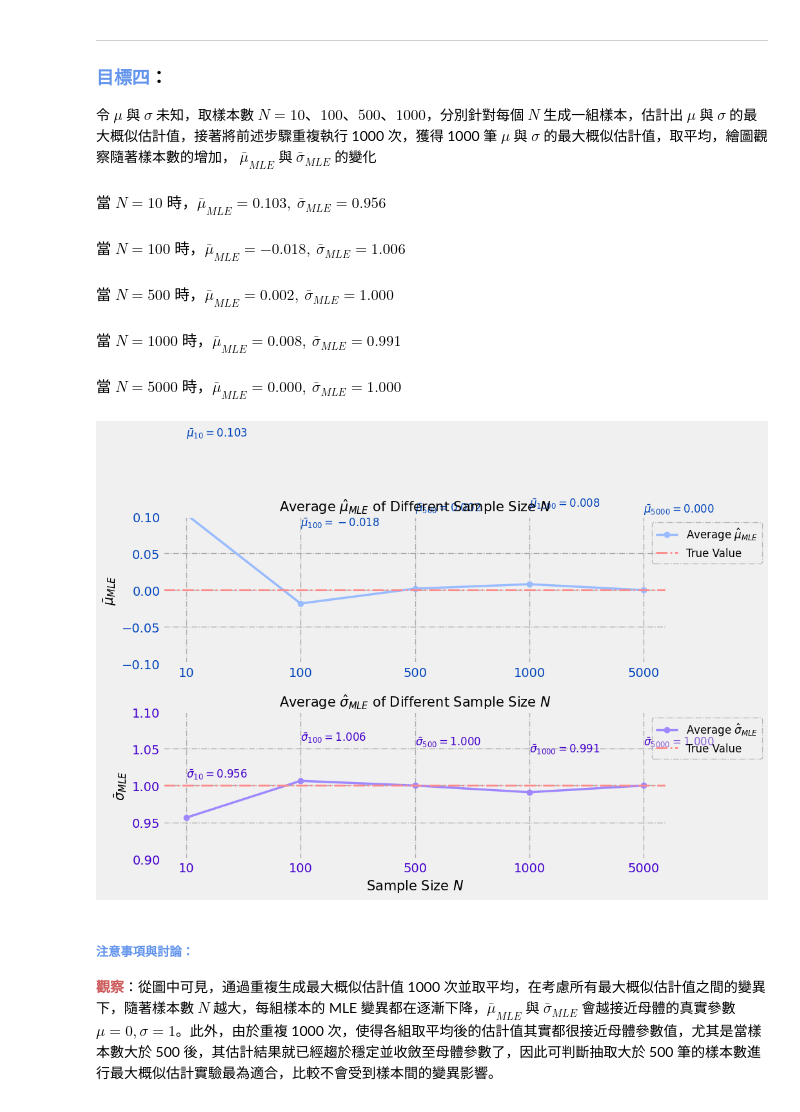
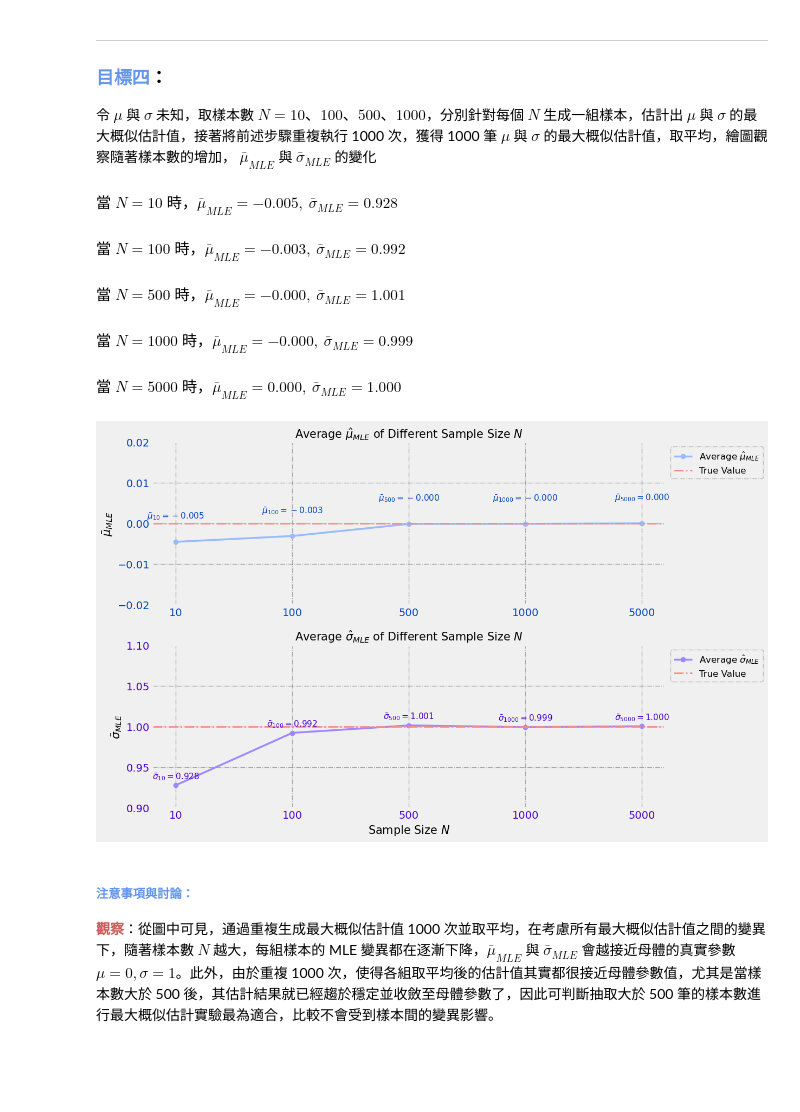
Before and after one commit to shengsia02/StatComp, a Jupyter notebook: hw2/StatComp_411078064_MLE_Estimate_Experiment.ipynb, the cells around one changed output. Saved outputs shown, nothing was run; the diff lists cells and outputs as text; code cells hidden in the pictures; blank space fills up the shorter version.

```diff
--- a/hw2/StatComp_411078064_MLE_Estimate_Experiment.ipynb
+++ b/hw2/StatComp_411078064_MLE_Estimate_Experiment.ipynb
@@ -782,14 +794,14 @@ for N in N_values:
     MU_MLE = []
     SIGMA_MLE = []
 
-    for _ in range(10):
+    for _ in range(1000): # 正式執行時，改成 1000
         x = norm.rvs(loc = mu, scale = sigma, size = N)
         L_values = np.zeros((len(mu_est), len(sigma_est)))
         for i, mu_val in enumerate(mu_est):
             for j, sigma_val in enumerate(sigma_est):
                 L_values[i, j] = log_likelihood(x, mu_val, sigma_val)
 
-        # 找到最大值的位置
+        # 找到最大值的位置（試了演算法 minimize，但會出錯，故繼續用下面的方法）
         max_index = np.unravel_index(np.argmax(L_values), L_values.shape)
         mu_mle = mu_est[max_index[0]]
         sigma_mle = sigma_est[max_index[1]]
@@ -807,13 +819,13 @@ for i, N in enumerate(N_values):
 
 # 繪製結果
 plt.style.use('fivethirtyeight')
-fig, (ax1, ax2) = plt.subplots(2, 1, figsize = (11, 8))
+fig, (ax1, ax2) = plt.subplots(2, 1, figsize = (13, 8))
 
 ax1.plot(MU_MLE_AVG, marker = 'o', linestyle = '-', color = '#99BBFF', lw = 2.5, label = 'Average $\hat{\mu}_{MLE}$')
 ax1.axhline(y = mu, color = '#FF8888', linestyle='-.', lw = 2, label = 'True Value')
 ax1.set_xticks(np.arange(len(N_values)))
 ax1.set_xticklabels(N_values)
-ax1.set_ylim([-0.1, 0.1])
+ax1.set_ylim([-0.02, 0.02])
 # ax1.set_yticks(np.arange(-1, 1.01, 0.5))
 ax1.set_ylabel(r'$\bar{\mu}_{MLE}$', fontsize = 15, color = 'black')
 ax1.set_title('Average $\hat{\mu}_{MLE}$ of Different Sample Size $N$', fontsize = 15, color = 'black')
@@ -821,46 +833,46 @@ ax1.grid(True, linestyle = '-.', alpha = 0.5, color = '#666666')
 ax1.tick_params(axis = 'both', colors = '#0044BB')
 legend1 = ax1.legend(prop = {'size': 12}, frameon = True, edgecolor = '#666666', loc = 'upper right'
                     , bbox_to_anchor = (1.2, 1.0))
 legend1.get_frame().set_linestyle('-.')  # 設置圖例外框的 linestyle
 legend1.get_frame().set_linewidth(1)     # 設置圖例外框的 linestyle
 legend1.get_frame().set_alpha(0.4)       # 設置圖例外框的 linestyle
 for i, x in enumerate(range(5)):
-    ax1.text(x, MU_MLE_AVG[i] + 0.1, r'$\bar{{\mu}}_{}={:.3f}$'.format({N_values[i]}, MU_MLE_AVG[i])
-             , fontsize = 12, color = '#0044BB', ha = 'left', va = 'bottom')
+    ax1.text(x, MU_MLE_AVG[i] + 0.005, r'$\bar{{\mu}}_{}={:.3f}$'.format({N_values[i]}, MU_MLE_AVG[i])
+             , fontsize = 11, color = '#0044BB', ha = 'center', va = 'bottom')
 
 ax2.plot(SIGMA_MLE_AVG, marker = 'o', linestyle = '-', color = '#9F88FF', lw = 2.5, label = 'Average $\hat{\sigma}_{MLE}$')
 ax2.axhline(y = sigma, color='#FF8888', linestyle = '-.', lw = 2, label = 'True Value')
 ax2.set_xticks(np.arange(len(N_values)))
 ax2.set_xticklabels(N_values)
 ax2.set_ylim([0.9, 1.1])
 ax2.set_ylabel(r'$\bar{\sigma}_{MLE}$', fontsize = 15, color = 'black')
 ax2.set_title('Average $\hat{\sigma}_{MLE}$ of Different Sample Size $N$', fontsize = 15, color = 'black')
 ax2.grid(True, linestyle = '-.', alpha = 0.5, color = '#666666')
 ax2.tick_params(axis = 'both', colors = '#4400CC')
 legend2 = ax2.legend(prop = {'size': 12}, frameon = True, edgecolor = '#666666', loc = 'upper right'
                     , bbox_to_anchor = (1.2, 1.0))
 legend2.get_frame().set_linestyle('-.')  # 設置圖例外框的 linestyle
 legend2.get_frame().set_linewidth(1)     # 設置圖例外框的 linestyle
 legend2.get_frame().set_alpha(0.4)       # 設置圖例外框的 linestyle
 for i, x in enumerate(range(5)):
-    ax2.text(x, SIGMA_MLE_AVG[i] + 0.05, r'$\bar{{\sigma}}_{}={:.3f}$'.format({N_values[i]}, SIGMA_MLE_AVG[i])
-             , fontsize = 12, color = '#4400CC', ha = 'left', va = 'bottom')
+    ax2.text(x, SIGMA_MLE_AVG[i] + 0.005, r'$\bar{{\sigma}}_{}={:.3f}$'.format({N_values[i]}, SIGMA_MLE_AVG[i])
+             , fontsize = 11, color = '#4400CC', ha = 'center', va = 'bottom')
 
 plt.xlabel('Sample Size $N$', fontsize = 15, color = 'black')
 plt.tight_layout()
 plt.show()
 # %% [output]
-$\displaystyle \text{當}\; N = 10\; \text{時}， \bar{\mu}_{MLE} = 0.103,\
-                  \bar{\sigma}_{MLE} = 0.956$
+$\displaystyle \text{當}\; N = 10\; \text{時}， \bar{\mu}_{MLE} = -0.005,\
+                  \bar{\sigma}_{MLE} = 0.928$
-$\displaystyle \text{當}\; N = 100\; \text{時}， \bar{\mu}_{MLE} = -0.018,\
-                  \bar{\sigma}_{MLE} = 1.006$
+$\displaystyle \text{當}\; N = 100\; \text{時}， \bar{\mu}_{MLE} = -0.003,\
+                  \bar{\sigma}_{MLE} = 0.992$
-$\displaystyle \text{當}\; N = 500\; \text{時}， \bar{\mu}_{MLE} = 0.002,\
-                  \bar{\sigma}_{MLE} = 1.000$
+$\displaystyle \text{當}\; N = 500\; \text{時}， \bar{\mu}_{MLE} = -0.000,\
+                  \bar{\sigma}_{MLE} = 1.001$
-$\displaystyle \text{當}\; N = 1000\; \text{時}， \bar{\mu}_{MLE} = 0.008,\
-                  \bar{\sigma}_{MLE} = 0.991$
+$\displaystyle \text{當}\; N = 1000\; \text{時}， \bar{\mu}_{MLE} = -0.000,\
+                  \bar{\sigma}_{MLE} = 0.999$
 $\displaystyle \text{當}\; N = 5000\; \text{時}， \bar{\mu}_{MLE} = 0.000,\
                   \bar{\sigma}_{MLE} = 1.000$
-[figure, old version]
+[figure, new version]
 # %% [markdown]
 ##### **<font color=cornflowerblue>注意事項與討論：</font>**
 
```
Also changed, not shown: parts of 4 cells of this notebook, 1 other file.
